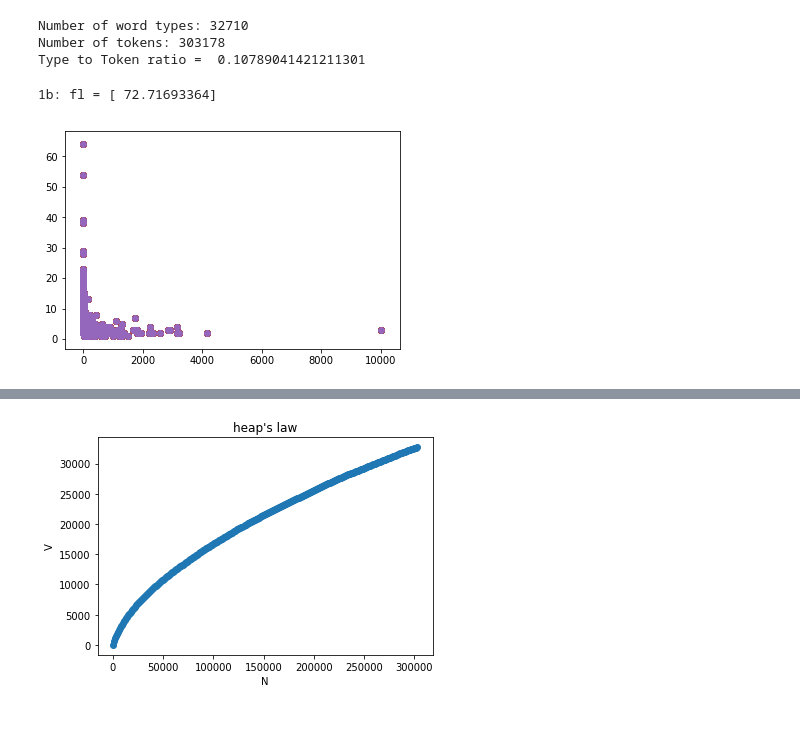
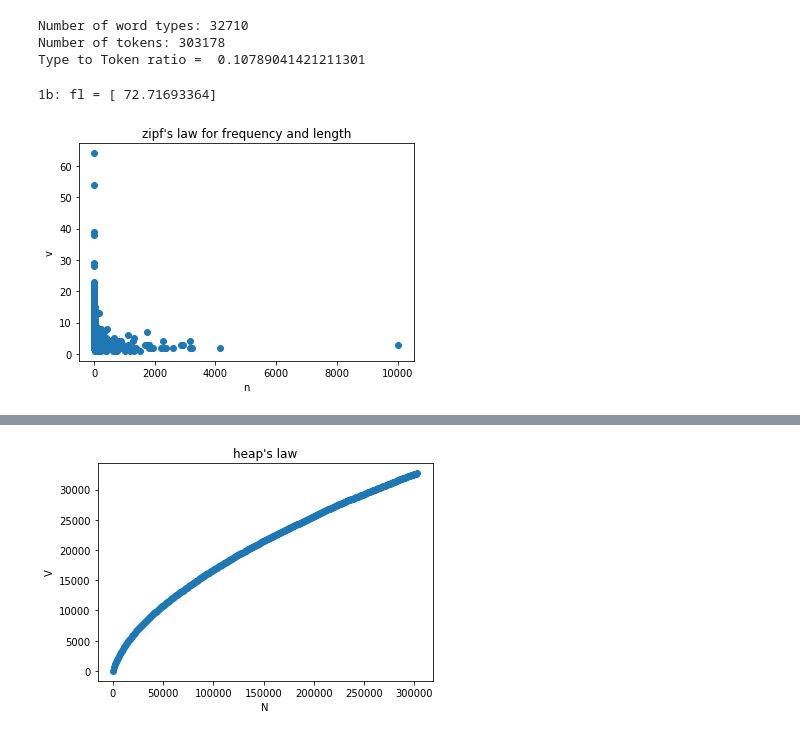
Before and after one commit to aksy1999/NLP--Assignment01-16110011-AmitYadav, a Jupyter notebook: Assignment-1-16110011-Amit.ipynb, the cells around one changed output, grey strips where cells are left out. Drawn from its saved outputs; the diff is of its cells as text; code cells hidden in the pictures.

```diff
--- a/Assignment-1-16110011-Amit.ipynb
+++ b/Assignment-1-16110011-Amit.ipynb
@@ -86,26 +61,31 @@ Type to Token ratio =  0.10789041421211301
 # %%
 # 16110011 Amit Kumar Singh Yadav| NLP Assignment 01 -  part-(b) Zipf's law
 
-#from nltk.corpus import wordnet
-token_count = {}
-for s in sorted_tokens:
-    if s in token_count:
-        token_count[s] += 1
-    else:
-        token_count[s] = 1
-
-sorted_token_count = list(token_count.items())
-sorted_token_count.sort(key=lambda x:x[1], reverse=True)
-
-length = [len(item[0]) for item in sorted_token_count]
-frequency = [item[1] for item in sorted_token_count]
-
+#define zipf's law
 def zipf_law(length, freq):
     return freq/length
+
+no_of_token = {}
+for s in sorted_tokens:
+    if s in no_of_token:
+        no_of_token[s] += 1
+    else:
+        no_of_token[s] = 1
+
+sorted_no_of_token = list(no_of_token.items())
+sorted_no_of_token.sort(key=lambda x:x[1], reverse=True)
+
+length = [len(item[0]) for item in sorted_no_of_token]
+frequency = [item[1] for item in sorted_no_of_token]
+
+
 parameter, param_cov = curve_fit(zipf_law, length, frequency)
 print ("1b: fl = "+str(parameter))
 plt.scatter(frequency,length);
+plt.title("zipf's law for frequency and length")
+plt.xlabel("n")
+plt.ylabel("v")
 plt.show();
 # %% [output]
 1b: fl = [ 72.71693364]
-[figure, old version]
+[figure, new version]
```
Also changed, not shown: parts of 2 cells of this notebook.
